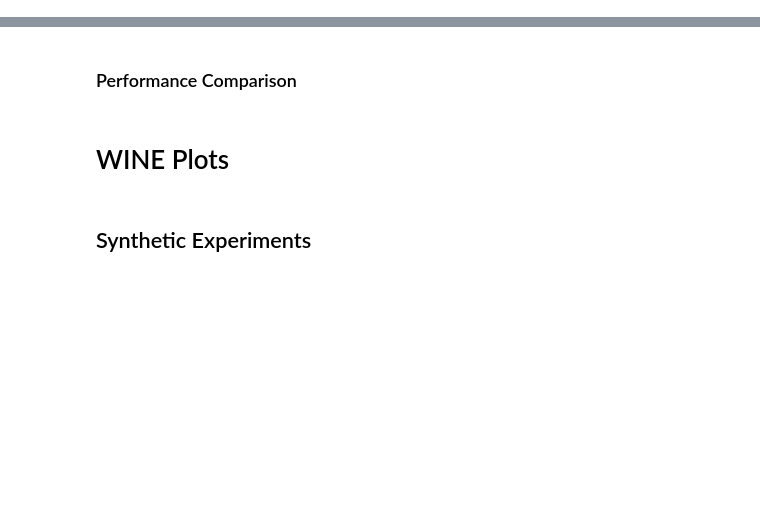
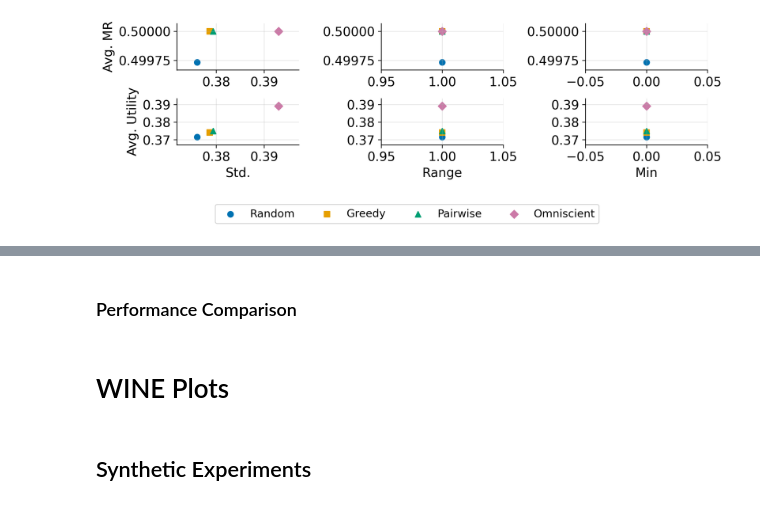
Before and after one commit to naveenr414/patient-provider, a Jupyter notebook: scripts/notebooks/Plotting.ipynb, the cells around one changed output, grey strips where cells are left out. Cells and saved outputs as stored; diff of their text form; code cells hidden in the pictures; blank space fills up the shorter version.

```diff
--- a/scripts/notebooks/Plotting.ipynb
+++ b/scripts/notebooks/Plotting.ipynb
@@ -46,0 +232,89 @@ style_size = 'paper'
+# %%
+plot_dimensions = (2, 3)
+x_labels = [
+    ["", "", ""],
+    ["Std.", "Range", "Min"],
+]
+y_labels = [
+    ["Avg. MR", "", ""],
+    ["Avg. Utility", "", ""],
+]
+sup_y_label = ""
+fairness_metrics = ["fairness_std", "fairness_minmax", "fairness_min"]
+y_metrics = ["match_rate", "avg_utility"]
+
+# Helper to compute padded limits
+def padded_limits(values, pad_frac=0.25, min_pad=0.05):
+    vmin, vmax = np.min(values), np.max(values)
+    if vmax == vmin:
+        margin = min_pad
+    else:
+        margin = pad_frac * (vmax - vmin)
+    return [vmin - margin, vmax + margin]
+
+# Compute base per-metric limits
+x_limits_dict = {m: padded_limits([metrics[k][m] for k in methods]) for m in fairness_metrics}
+y_limits_dict = {m: padded_limits([metrics[k][m] for k in methods]) for m in y_metrics}
+
+# Build 2×3×2 list structure
+x_lims = [[[x_limits_dict[m] for m in fairness_metrics] for _ in range(2)]]
+y_lims = [[[y_limits_dict[m]] * 3 for m in y_metrics]]
+
+# Expand properly to match your function’s (2,3,2) indexing
+x_lims = [[ [x_limits_dict[metric] for metric in fairness_metrics] for _ in range(2) ]]
+x_lims = x_lims[0]  # (2x3x2) nested list form
+y_lims = [ [y_limits_dict[y_metric] for _ in fairness_metrics] for y_metric in y_metrics ]
+
+
+
+
+overall_format = {
+    'figsize': (10, 3),
+    'style_size': 'paper',
+    'hide_spines': True,
+    'x_lim': x_lims,
+    'y_lim': y_lims,
+    'has_grid': True,
+}
+
+fig, ax = create_axes(plot_dimensions, overall_format, x_labels=x_labels, y_labels=y_labels, sup_y_label=sup_y_label)
+
+# --------------------------------------
+# Scatter plots
+# --------------------------------------
+fairness_metrics = ["fairness_std", "fairness_minmax", "fairness_min"]
+
+for i_row, y_metric in enumerate(["match_rate", "avg_utility"]):
+    for i_col, x_metric in enumerate(fairness_metrics):
+        for i_method, method in enumerate(methods):
+            ax[i_row][i_col].scatter(
+                metrics[method][x_metric],
+                metrics[method][y_metric],
+                color=color_palette[i_method],
+                marker=markers[i_method],
+                s=40,
+                label=method_labels[i_method]
+            )
+
+        ax[i_row][i_col].grid(True, alpha=0.3)
+
+# --------------------------------------
+# Legend (global)
+# --------------------------------------
+legend_format = {
+    'style_size': 'paper',
+    'type': 'is_global',
+    'loc': 'upper center',
+    'ncol': 4,
+    'bbox_to_anchor': (0.5, 0)
+}
+create_legend(fig, ax, plot_dimensions, legend_format)
+
+# --------------------------------------
+# Save + show
+# --------------------------------------
+plt.tight_layout()
+fig.savefig("../../results/figures/fairness_plot.pdf", dpi=300, bbox_inches='tight')
+plt.show()
+# %% [output]
+[figure, added]
```
Also changed, not shown: parts of 22 cells of this notebook, 15 other files.
